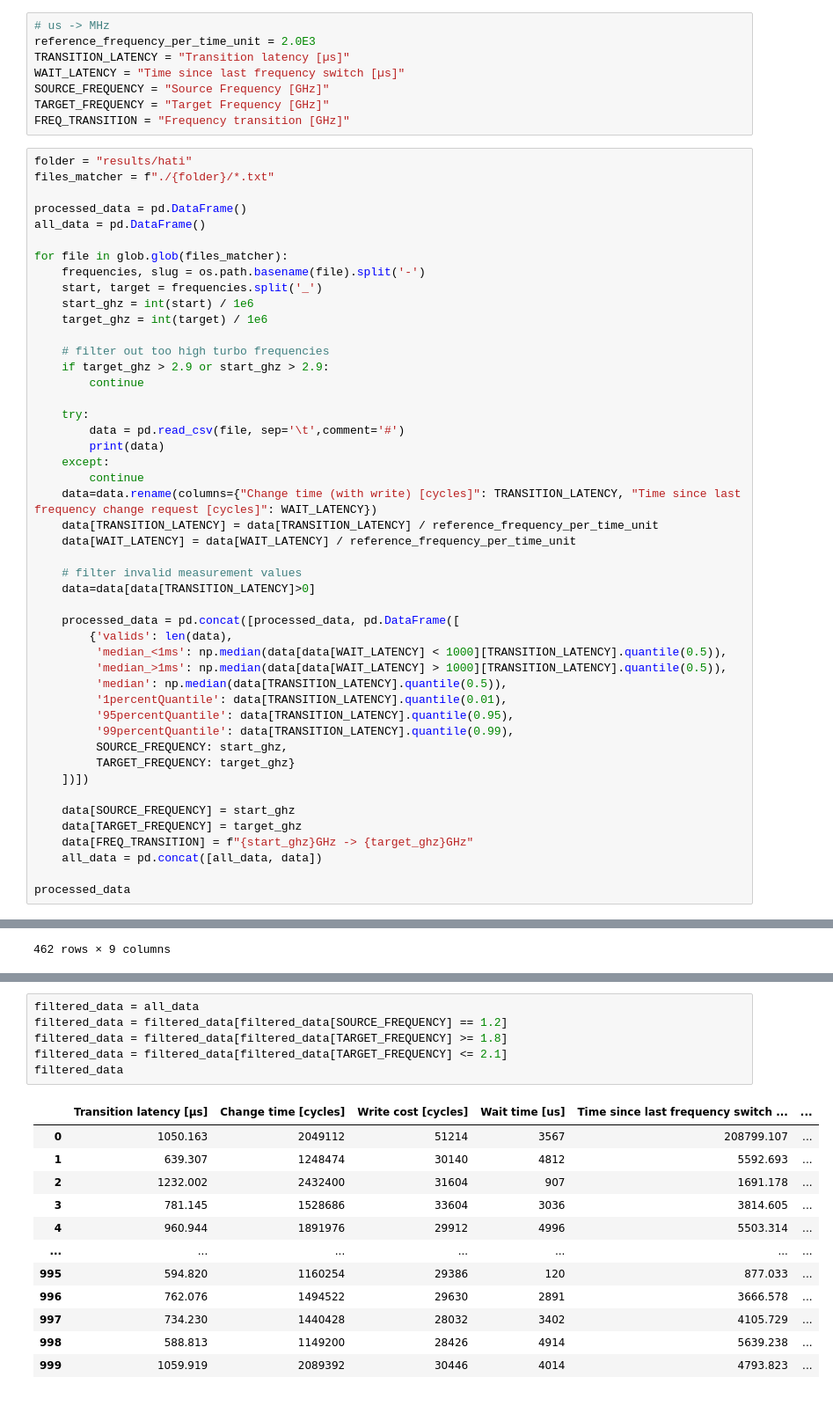
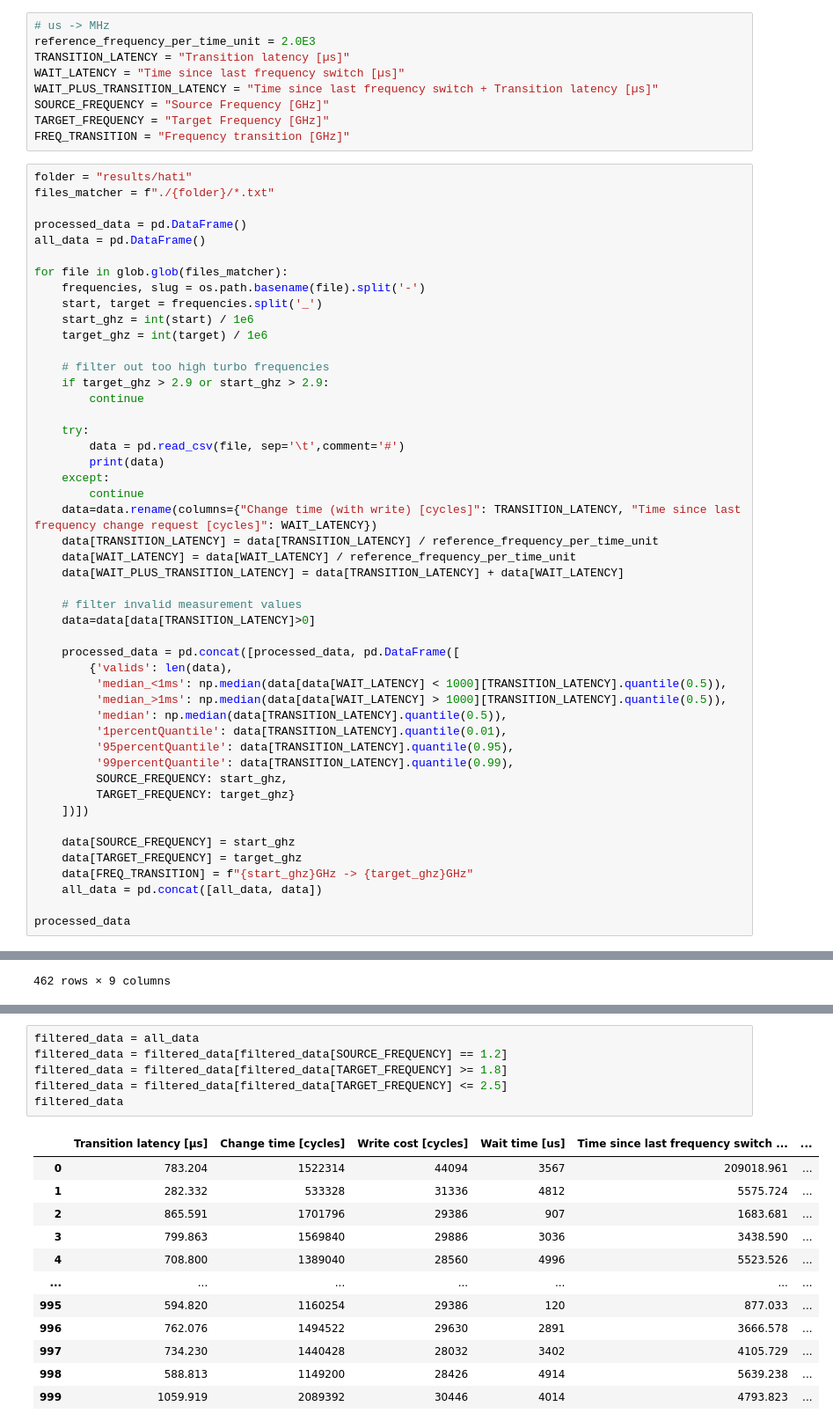
Before and after one commit to marenz2569/2025-sapphire-rapids-ee, a Jupyter notebook: measurements/ftalat/hati_analyze.ipynb, the cells around one changed output, grey strips where cells are left out. Shown at 88% size. Drawn from its saved outputs; the diff is of its cells as text.

```diff
--- a/measurements/ftalat/hati_analyze.ipynb
+++ b/measurements/ftalat/hati_analyze.ipynb
@@ -20,6 +20,7 @@ def savefig(name, **kwargs):
 reference_frequency_per_time_unit = 2.0E3
 TRANSITION_LATENCY = "Transition latency [µs]"
 WAIT_LATENCY = "Time since last frequency switch [µs]"
+WAIT_PLUS_TRANSITION_LATENCY = "Time since last frequency switch + Transition latency [µs]"
 SOURCE_FREQUENCY = "Source Frequency [GHz]"
 TARGET_FREQUENCY = "Target Frequency [GHz]"
 FREQ_TRANSITION = "Frequency transition [GHz]"
@@ -48,6 +49,7 @@ for file in glob.glob(files_matcher):
     data=data.rename(columns={"Change time (with write) [cycles]": TRANSITION_LATENCY, "Time since last frequency change request [cycles]": WAIT_LATENCY})
     data[TRANSITION_LATENCY] = data[TRANSITION_LATENCY] / reference_frequency_per_time_unit
     data[WAIT_LATENCY] = data[WAIT_LATENCY] / reference_frequency_per_time_unit
+    data[WAIT_PLUS_TRANSITION_LATENCY] = data[TRANSITION_LATENCY] + data[WAIT_LATENCY]
 
     # filter invalid measurement values
     data=data[data[TRANSITION_LATENCY]>0]
@@ -217,16 +219,16 @@ col_order = [1.8, 1.9, 2.0, 2.1]
 # %%
 filtered_data = all_data
 filtered_data = filtered_data[filtered_data[SOURCE_FREQUENCY] == 1.2]
 filtered_data = filtered_data[filtered_data[TARGET_FREQUENCY] >= 1.8]
-filtered_data = filtered_data[filtered_data[TARGET_FREQUENCY] <= 2.1]
+filtered_data = filtered_data[filtered_data[TARGET_FREQUENCY] <= 2.5]
 filtered_data
 # %% [output]
 |  | Transition latency [µs] | Change time [cycles] | Write cost [cycles] | Wait time [us] | Time since last frequency switch ... | ... |
-| 0 | 1050.163 | 2049112 | 51214 | 3567 | 208799.107 | ... |
-| 1 | 639.307 | 1248474 | 30140 | 4812 | 5592.693 | ... |
-| 2 | 1232.002 | 2432400 | 31604 | 907 | 1691.178 | ... |
-| 3 | 781.145 | 1528686 | 33604 | 3036 | 3814.605 | ... |
-| 4 | 960.944 | 1891976 | 29912 | 4996 | 5503.314 | ... |
+| 0 | 783.204 | 1522314 | 44094 | 3567 | 209018.961 | ... |
+| 1 | 282.332 | 533328 | 31336 | 4812 | 5575.724 | ... |
+| 2 | 865.591 | 1701796 | 29386 | 907 | 1683.681 | ... |
+| 3 | 799.863 | 1569840 | 29886 | 3036 | 3438.590 | ... |
+| 4 | 708.800 | 1389040 | 28560 | 4996 | 5523.526 | ... |
 | ... | ... | ... | ... | ... | ... | ... |
 | 995 | 594.820 | 1160254 | 29386 | 120 | 877.033 | ... |
 | 996 | 762.076 | 1494522 | 29630 | 2891 | 3666.578 | ... |
```
Also changed, not shown: parts of 6 cells of this notebook, 9 other files.
